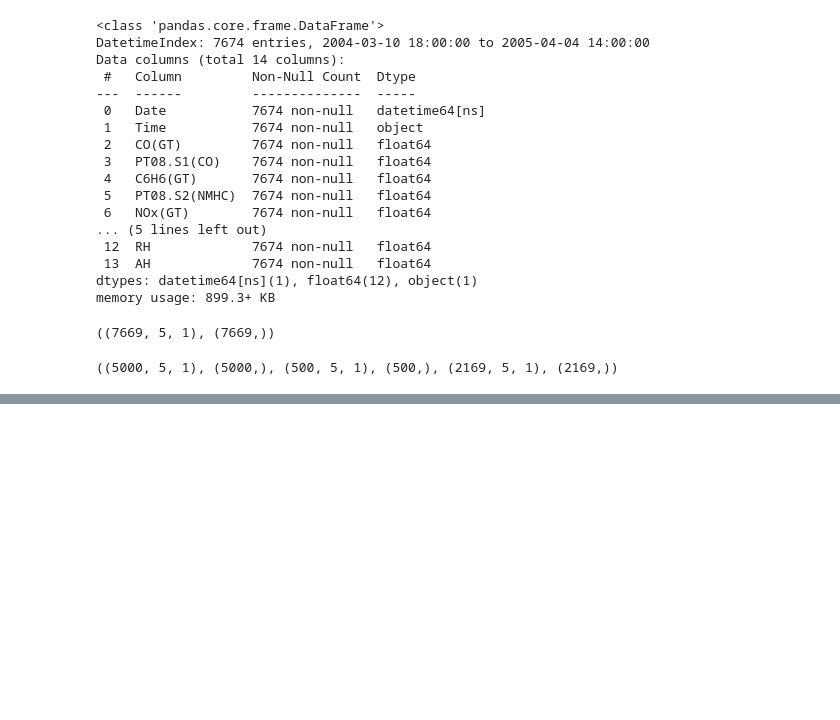
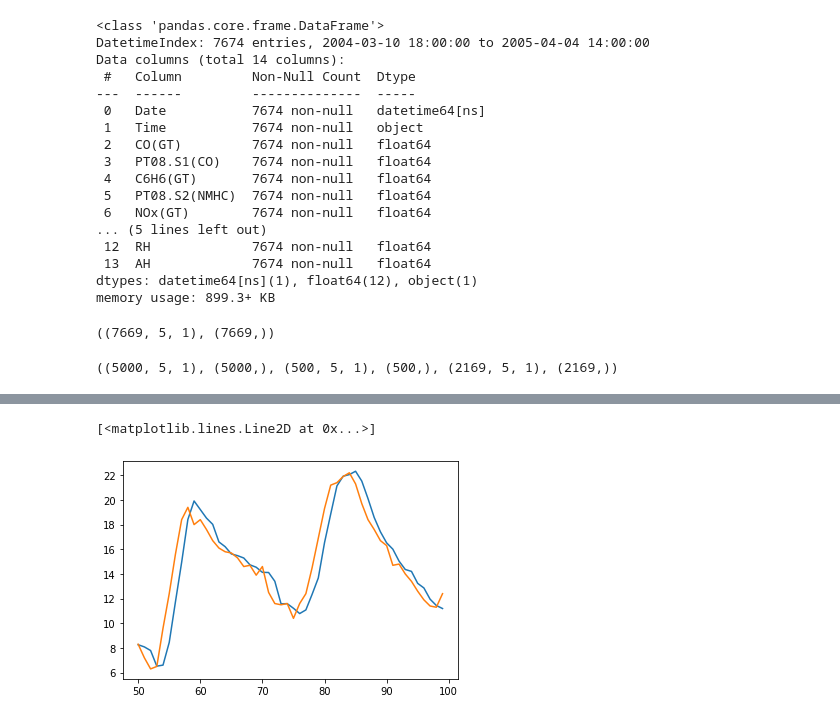
Before and after one commit to pk2971/Air-Quality-vs-Temperature-time-series, a Jupyter notebook: Air_Quality_time_series_forecasting.ipynb, the cells around one changed output, grey strips where cells are left out. Drawn from its saved outputs; the diff is of its cells as text; code cells hidden in the pictures; blank space fills up the shorter version.

```diff
--- a/Air_Quality_time_series_forecasting.ipynb
+++ b/Air_Quality_time_series_forecasting.ipynb
@@ -413,0 +460,9 @@ val_results
+# %%
+model2 = Sequential()
+model2.add(InputLayer((5, 1)))
+model2.add(Conv1D(64, kernel_size=2))
+model2.add(Flatten())
+model2.add(Dense(8, 'relu'))
+model2.add(Dense(1, 'linear'))
+
+model2.summary()
@@ -413,0 +487,5 @@ val_results
+# %%
+cp2 = ModelCheckpoint('model2/', save_best_only=True)
+model2.compile(loss=MeanSquaredError(), optimizer=Adam(learning_rate=0.0001), metrics=[RootMeanSquaredError()])
+# %%
+model2.fit(X_train1, y_train1, validation_data=(X_val1, y_val1), epochs=15, callbacks=[cp2])
@@ -413,0 +514,4 @@ val_results
+# %%
+train_predictions = model2.predict(X_train1).flatten()
+train_results = pd.DataFrame(data={'Train Predictions':train_predictions, 'Actuals':y_train1})
+train_results
@@ -413,0 +532,7 @@ val_results
+# %%
+import matplotlib.pyplot as plt
+plt.plot(train_results['Train Predictions'][50:100])
+plt.plot(train_results['Actuals'][50:100])
+# %% [output]
+[<matplotlib.lines.Line2D at 0x...>]
+[figure, added]
```
Also changed, not shown: parts of 21 cells of this notebook.
